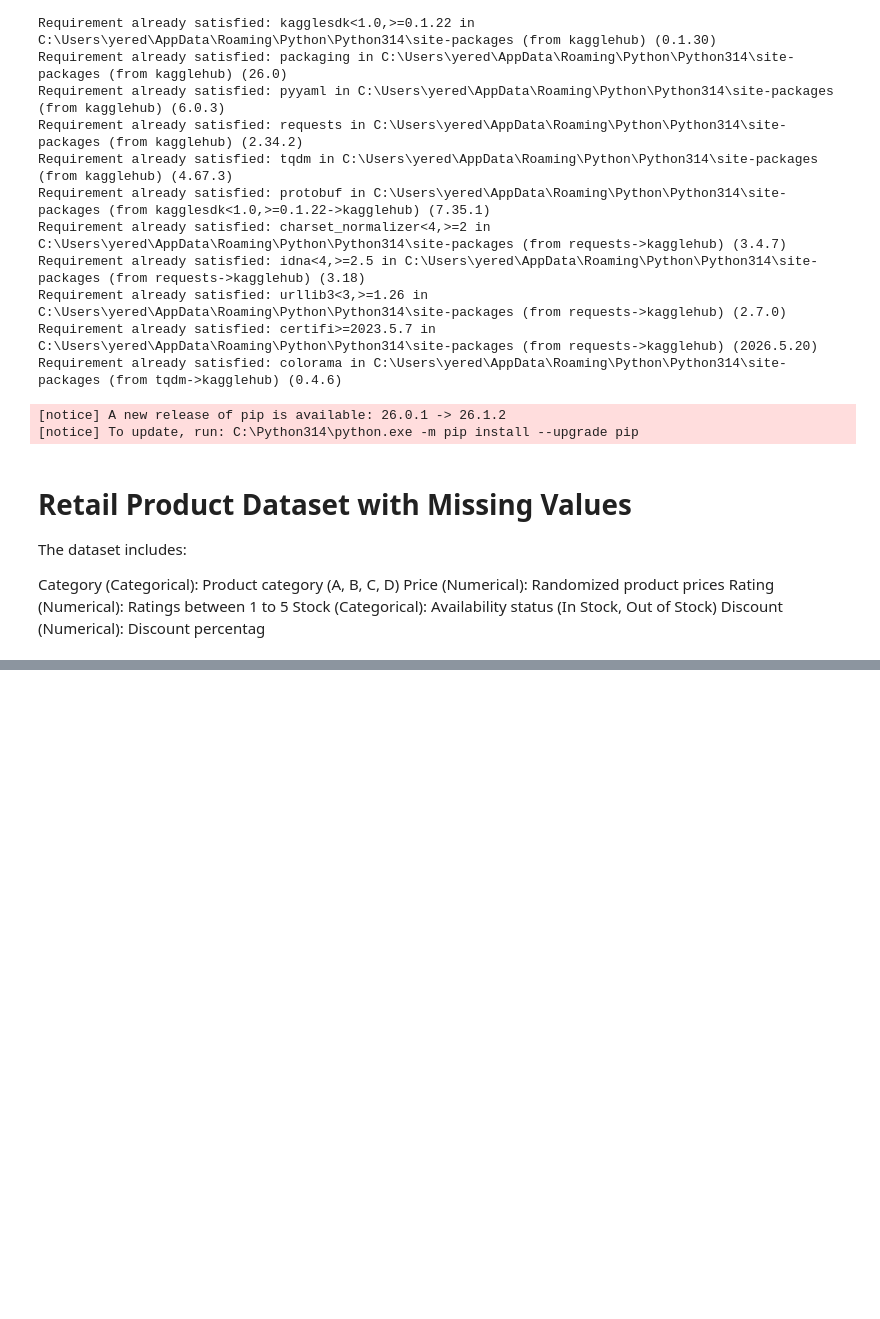
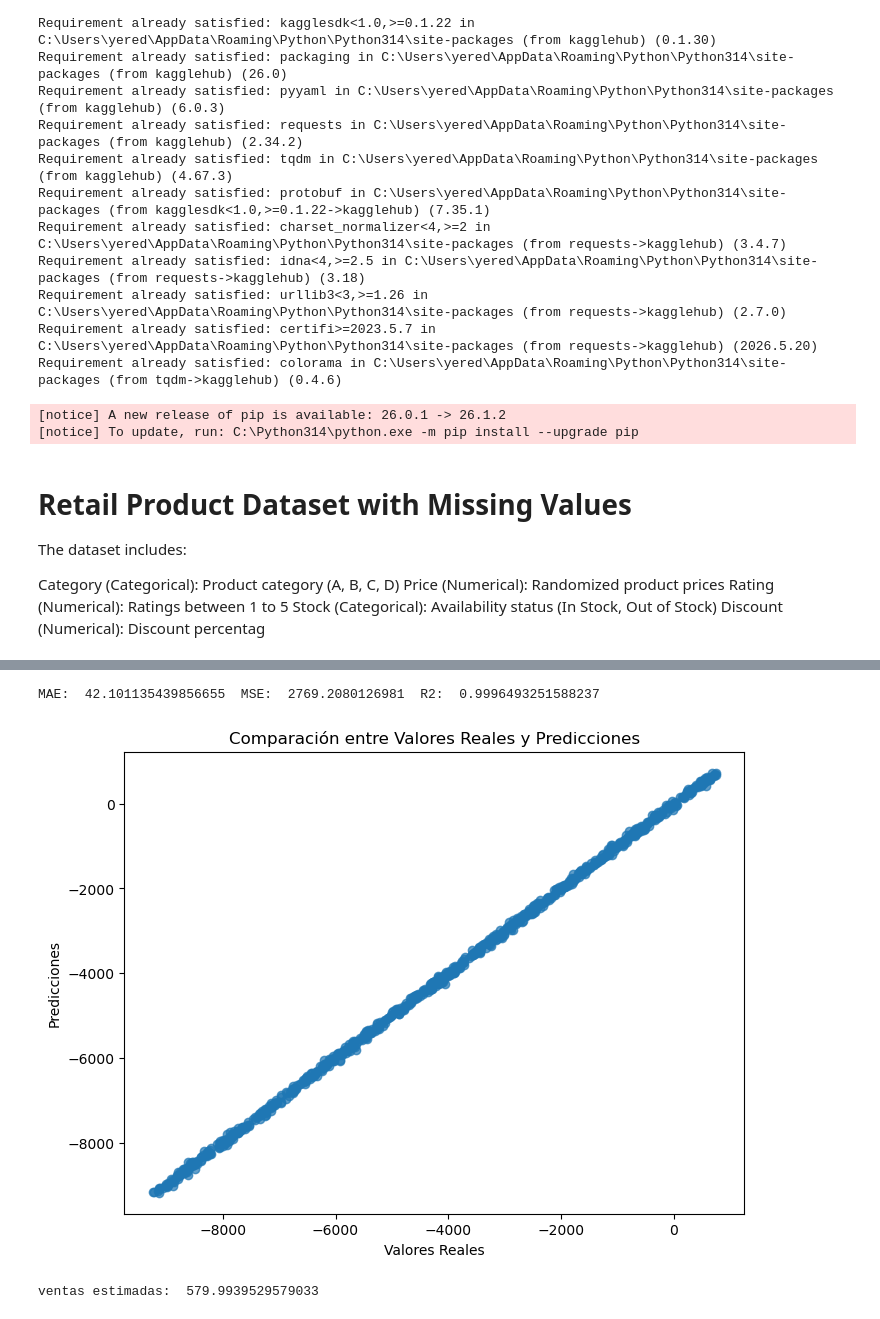
Before and after one commit to RodolfoQuintanilla/RegrecionesLineales, a Jupyter notebook: Clase 2/clase2.ipynb, the cells around one changed output, grey strips where cells are left out. Saved outputs shown, nothing was run; the diff lists cells and outputs as text; code cells hidden in the pictures; blank space fills up the shorter version.

Commit message:
actualizacion

```diff
--- a/Clase 2/clase2.ipynb
+++ b/Clase 2/clase2.ipynb
@@ -31,0 +102,4 @@ print("Hola mundo")
+# %%
+#Dividir el entrenamiento y prueba
+from sklearn.model_selection import train_test_split
+X_train, X_test, y_train, y_test = train_test_split(X,y, test_size=0.2, random_state=42)
@@ -31,0 +122,21 @@ print("Hola mundo")
+# %%
+from sklearn.preprocessing import OneHotEncoder
+categorical_pipeline = Pipeline([
+    ("imputer", SimpleImputer(strategy="most_frequent")),
+    ("encoder", OneHotEncoder(handle_unknown="ignore"))
+])
+# %%
+#libreria
+from sklearn.compose import ColumnTransformer
+
+preprocessor = ColumnTransformer([
+    ("num", numeric_pipeline, numeric_features),
+    ("cat", categorical_pipeline, categorical_features)
+])
+
+#aplicamos preprocesamiento
+X_train_preprocessed = preprocessor.fit_transform(X_train)
+X_test_preprocessed = preprocessor.fit_transform(X_test)
+
+print("Forma de X_train_preprocessed:", X_train_preprocessed.shape)
+print("Forma de X_test_preprocessed:", X_test_preprocessed.shape)
@@ -31,0 +174,10 @@ print("Hola mundo")
+# %%
+#Entrenamiento del modelo
+from sklearn.linear_model import LinearRegression
+linear_pipeline = Pipeline([("Preprocessor", preprocessor), ("model",LinearRegression())])
+linear_pipeline.fit(X_train,y_train)
+y_pred = linear_pipeline.predict(X_test)
+print("Predicciones:", y_pred[:5])
+#Comparacion
+comparison_df = pd.DataFrame({"Actual": y_test, "Predicted": y_pred})
+print(comparison_df.head())
@@ -31,0 +193,35 @@ print("Hola mundo")
+# %%
+#Metricas para ver que tan cercano o que tan bien aprendio el modelo
+from sklearn.metrics import mean_absolute_error, mean_squared_error, r2_score
+mae = mean_absolute_error(y_test, y_pred)
+mse = mean_squared_error(y_test, y_pred)
+r2_score = r2_score(y_test, y_pred)
+print("MAE: ", mae, " MSE: ", mse, " R2: ", r2_score)
+#R2 entre mas cercano a 1 es mejor y mas cercano a 0 es peor
+# %% [output]
+MAE:  42.101135439856655  MSE:  2769.2080126981  R2:  0.9996493251588237
+# %%
+import matplotlib.pyplot as plt
+plt.figure(figsize=(8,6))
+plt.scatter(y_test, y_pred, alpha=0.7)
+plt.xlabel("Valores Reales")
+plt.ylabel("Predicciones")
+plt.title("Comparación entre Valores Reales y Predicciones")
+plt.show()
+# %% [output]
+[figure, added]
+# %%
+#Category	Price	Rating	Stock	Discount
+new_data = pd.DataFrame({
+    "Category": ["B"],
+    "Price": [230],
+    "Rating":[5],
+    "Stock":["In Stock"],
+    "Discount":[2]
+})
+#venta real
+venta_real = 817
+prediction = linear_pipeline.predict(new_data)
+print("ventas estimadas: ", prediction[0])
+# %% [output]
+ventas estimadas:  579.9939529579033
```
Also changed, not shown: parts of 15 cells of this notebook.
